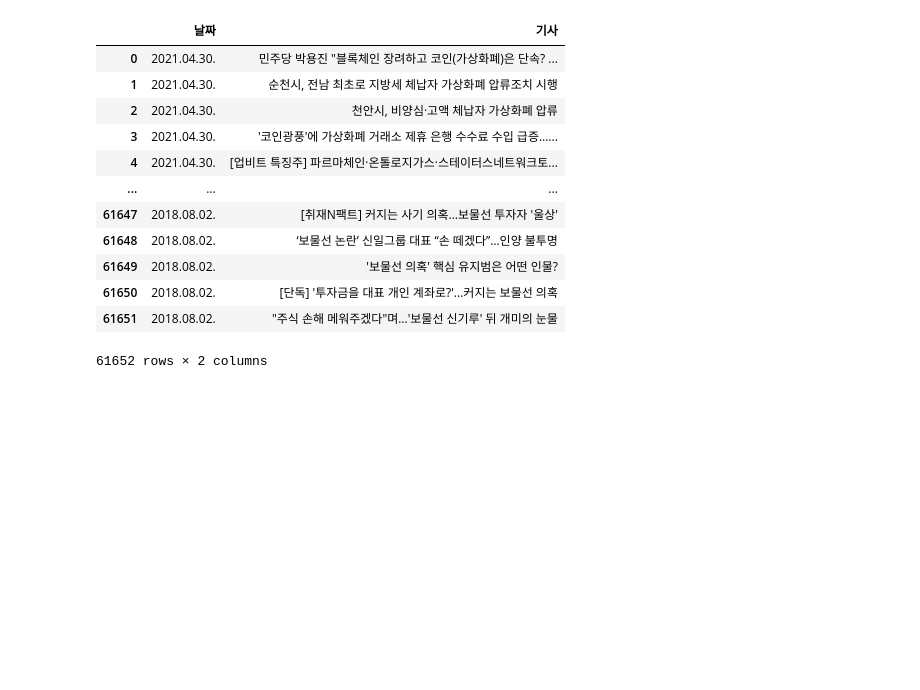
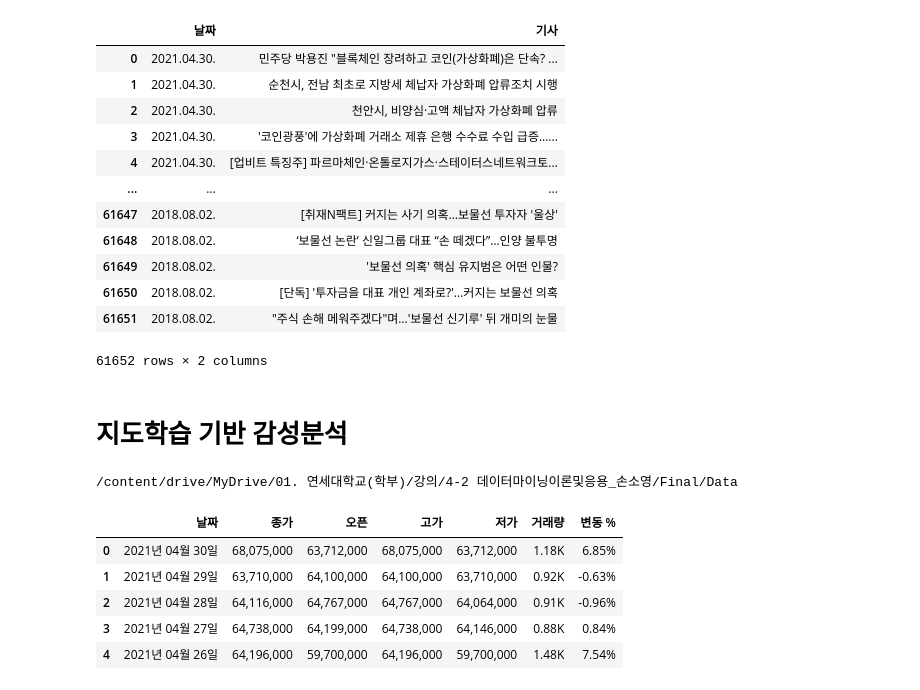
Before and after one commit to jej0312/bitcoin_volatility, a Jupyter notebook: Text_preprocessing.ipynb, the cells around one changed output. Saved outputs shown, nothing was run; the diff lists cells and outputs as text; code cells hidden in the pictures; blank space fills up the shorter version.

```diff
--- a/Text_preprocessing.ipynb
+++ b/Text_preprocessing.ipynb
@@ -400,0 +592,6 @@ df
+# %% [markdown]
+# 지도학습 기반 감성분석
+# %%
+cd '/content/drive/MyDrive/01. 연세대학교(학부)/강의/4-2 데이터마이닝이론및응용_손소영/Final/Data'
+# %% [output]
+/content/drive/MyDrive/01. 연세대학교(학부)/강의/4-2 데이터마이닝이론및응용_손소영/Final/Data
@@ -400,0 +605,9 @@ df
+# %%
+bitcoin.head()
+# %% [output]
+|  | 날짜 | 종가 | 오픈 | 고가 | 저가 | 거래량 | 변동 % |
+| 0 | 2021년 04월 30일 | 68,075,000 | 63,712,000 | 68,075,000 | 63,712,000 | 1.18K | 6.85% |
+| 1 | 2021년 04월 29일 | 63,710,000 | 64,100,000 | 64,100,000 | 63,710,000 | 0.92K | -0.63% |
+| 2 | 2021년 04월 28일 | 64,116,000 | 64,767,000 | 64,767,000 | 64,064,000 | 0.91K | -0.96% |
+| 3 | 2021년 04월 27일 | 64,738,000 | 64,199,000 | 64,738,000 | 64,146,000 | 0.88K | 0.84% |
+| 4 | 2021년 04월 26일 | 64,196,000 | 59,700,000 | 64,196,000 | 59,700,000 | 1.48K | 7.54% |
```
Also changed, not shown: parts of 78 cells of this notebook.
